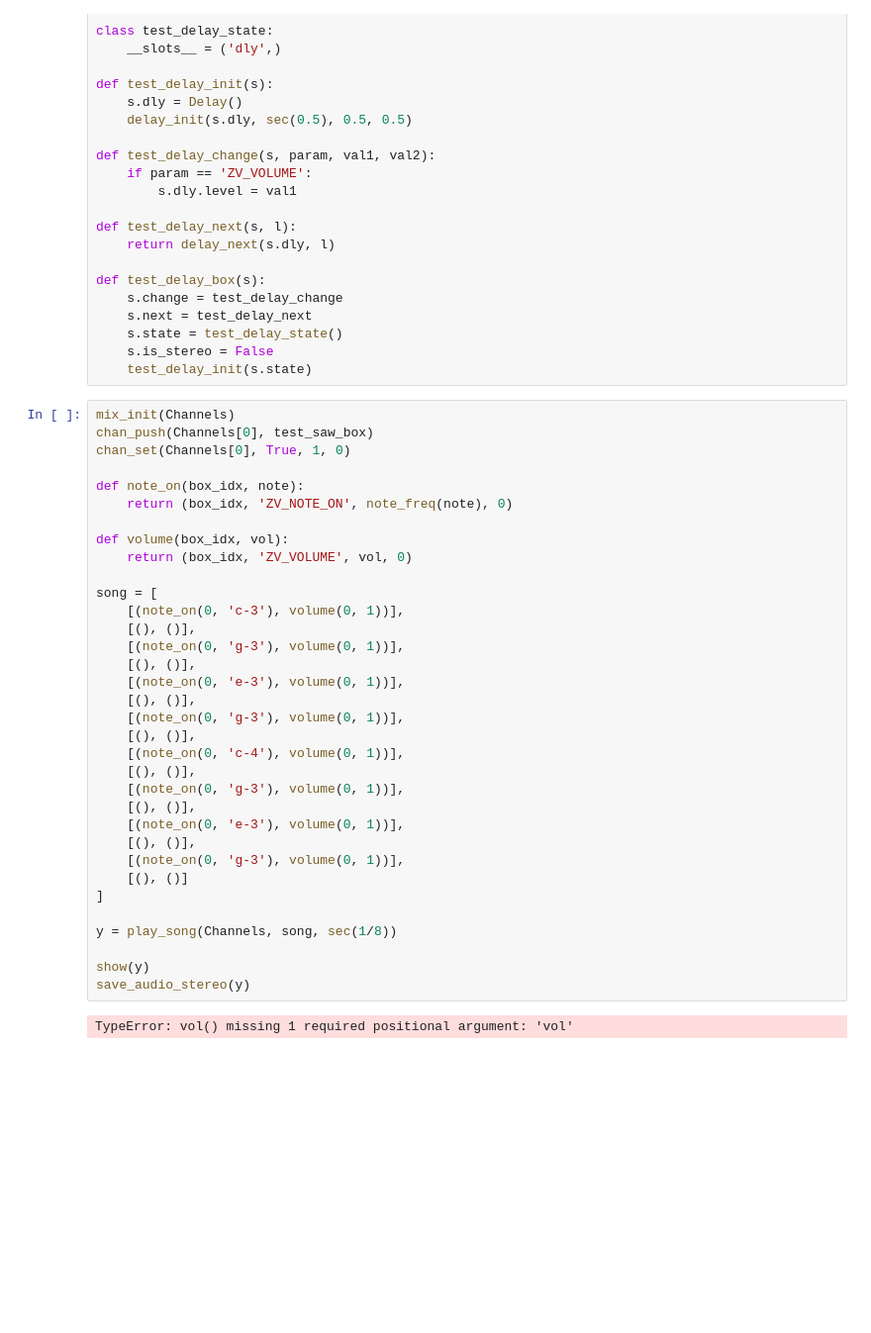
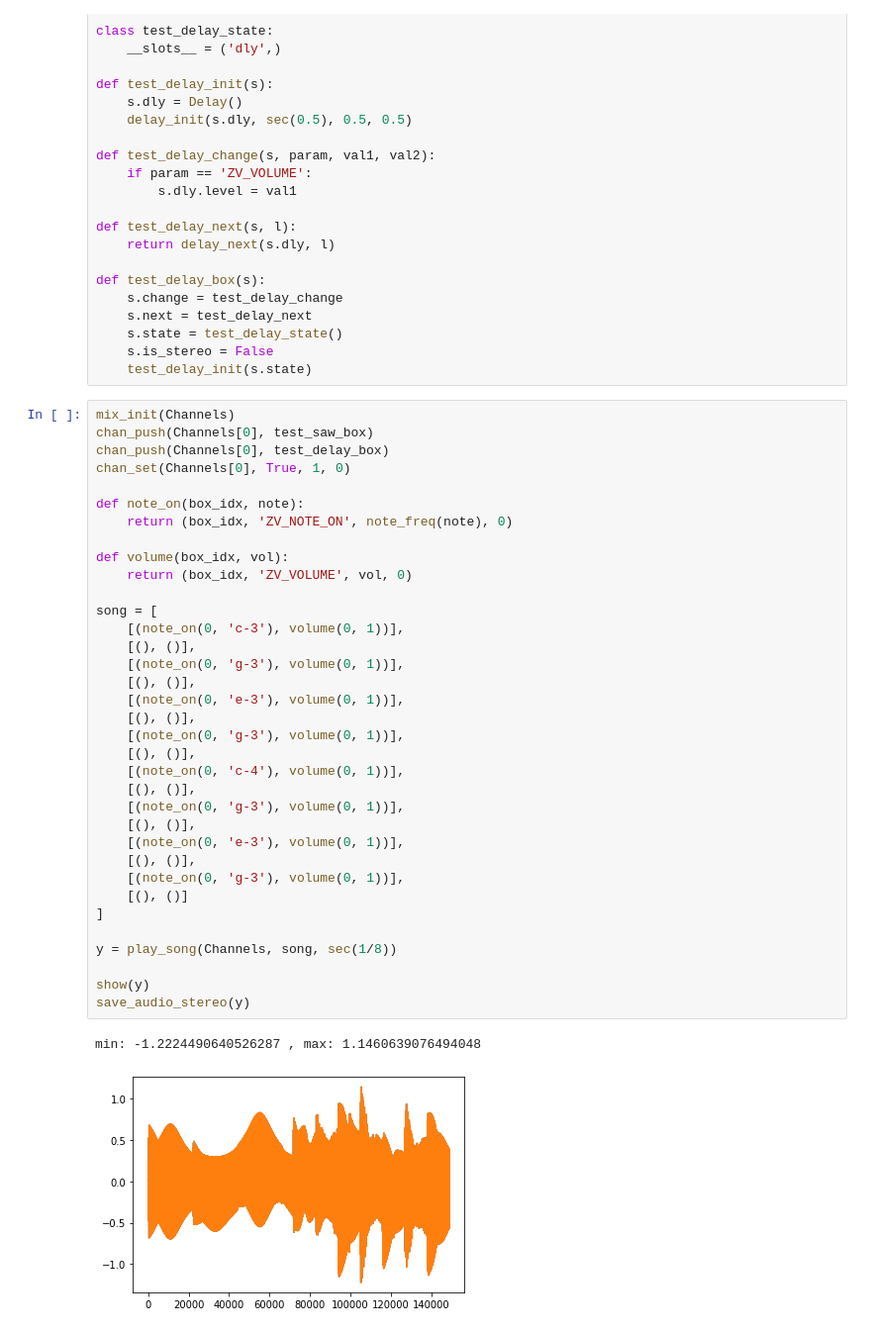
Before and after one commit to true-grue/zvon, a Jupyter notebook: zvon.ipynb, the cells around one changed output. Shown at 99% size. Saved outputs shown, nothing was run; the diff lists cells and outputs as text; blank space fills up the shorter version.

Commit message:
more test boxes

```diff
--- a/zvon.ipynb
+++ b/zvon.ipynb
@@ -151,36 +151,38 @@ def test_delay_box(s):
 # %%
 mix_init(Channels)
 chan_push(Channels[0], test_saw_box)
+chan_push(Channels[0], test_delay_box)
 chan_set(Channels[0], True, 1, 0)
 
 def note_on(box_idx, note):
     return (box_idx, 'ZV_NOTE_ON', note_freq(note), 0)
 
 def volume(box_idx, vol):
     return (box_idx, 'ZV_VOLUME', vol, 0)
 
 song = [
     [(note_on(0, 'c-3'), volume(0, 1))],
     [(), ()],
     [(note_on(0, 'g-3'), volume(0, 1))],
     [(), ()],
     [(note_on(0, 'e-3'), volume(0, 1))],
     [(), ()],
     [(note_on(0, 'g-3'), volume(0, 1))],
     [(), ()],
     [(note_on(0, 'c-4'), volume(0, 1))],
     [(), ()],
     [(note_on(0, 'g-3'), volume(0, 1))],
     [(), ()],
     [(note_on(0, 'e-3'), volume(0, 1))],
     [(), ()],
     [(note_on(0, 'g-3'), volume(0, 1))],
     [(), ()]
 ]
 
 y = play_song(Channels, song, sec(1/8))
 
 show(y)
 save_audio_stereo(y)
 # %% [output]
-TypeError: vol() missing 1 required positional argument: 'vol'
+min: -1.2224490640526287 , max: 1.1460639076494048
+[figure, added]
```
Also changed, not shown: parts of 1 cell of this notebook, 3 other files.
